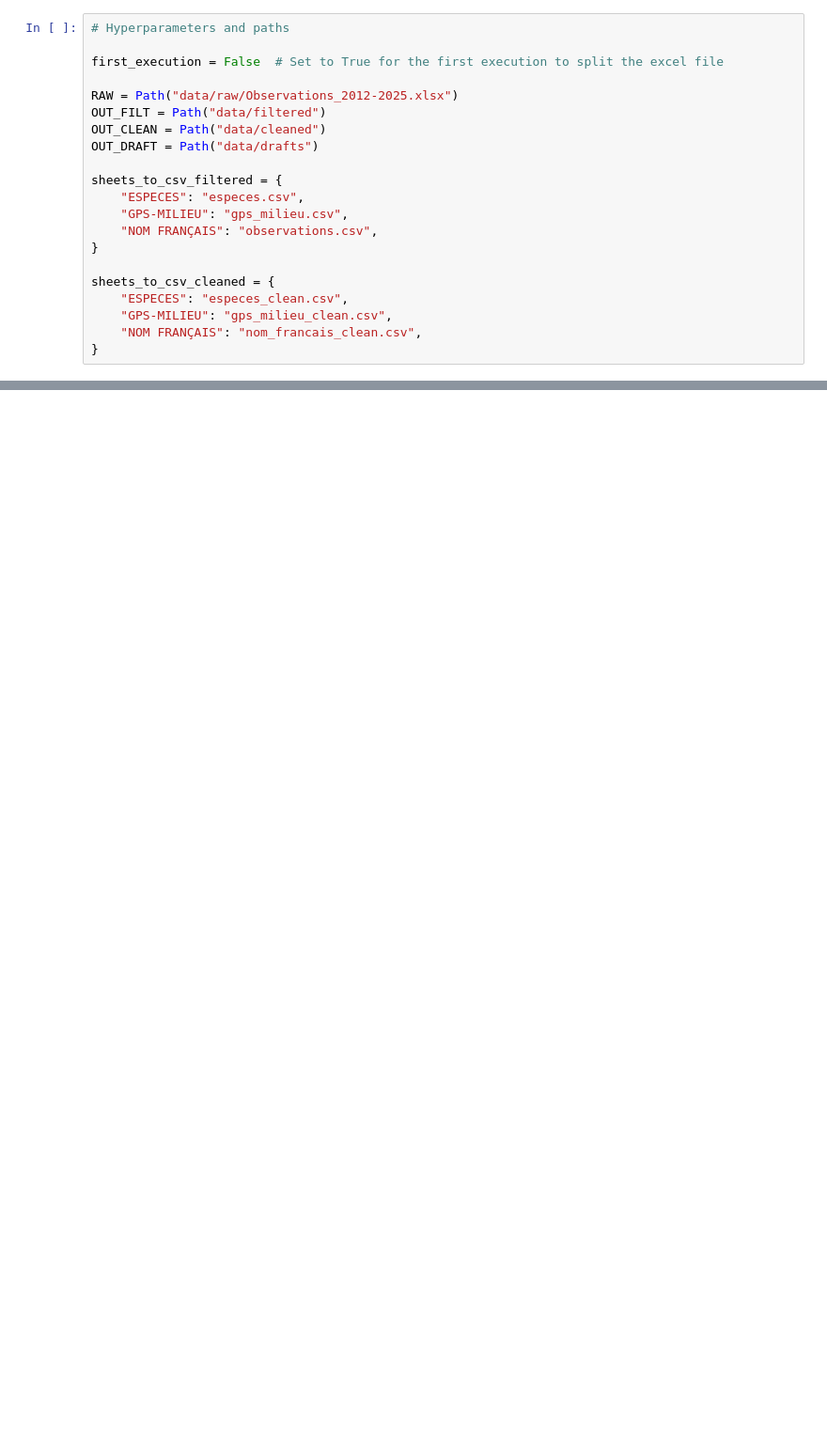
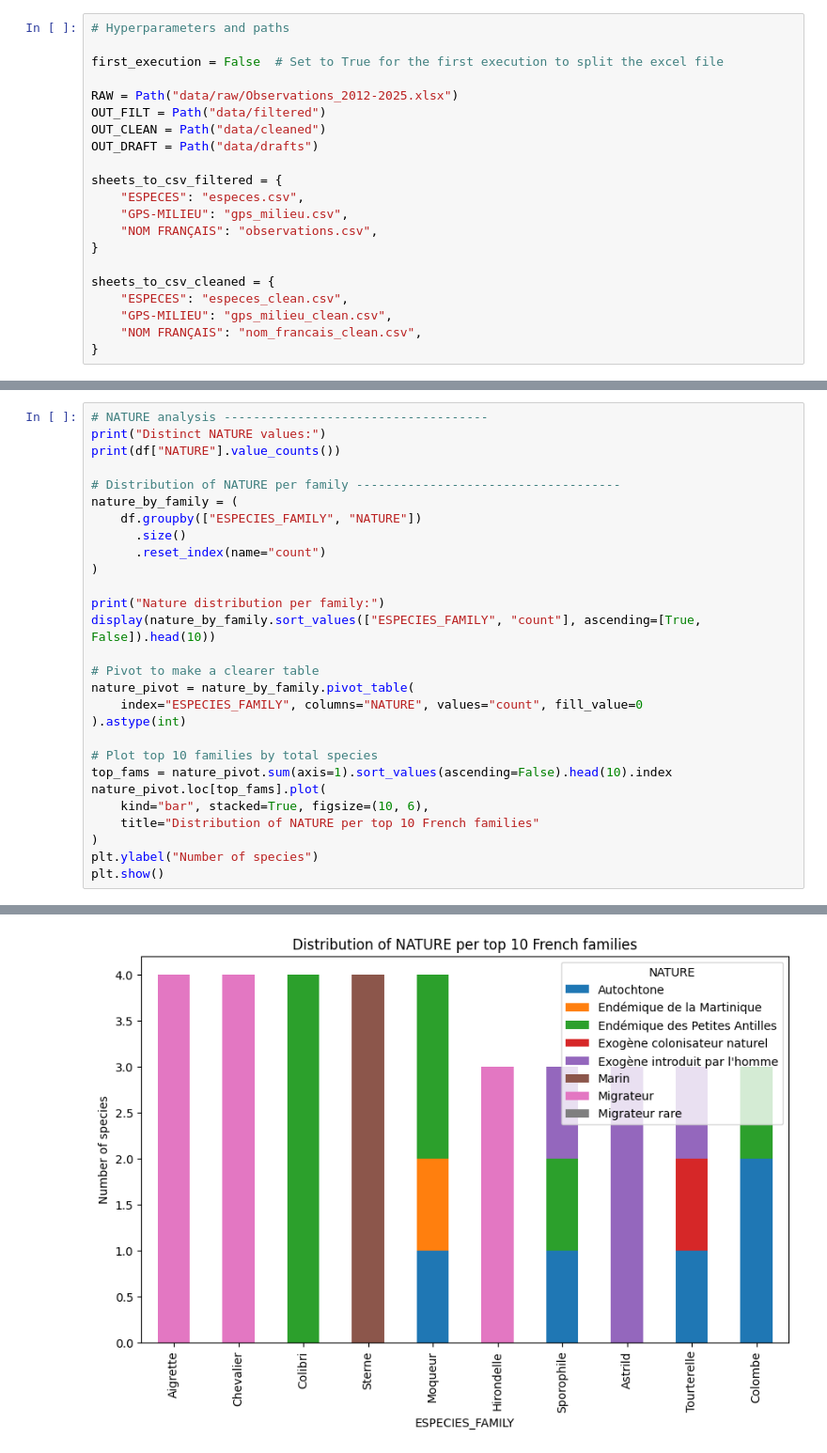
Before and after one commit to vladihnat/birds-biodiversity, a Jupyter notebook: main.ipynb, the cells around one changed output, grey strips where cells are left out. Shown at 94% size. Saved outputs shown, nothing was run; the diff lists cells and outputs as text; blank space fills up the shorter version.

```diff
--- a/main.ipynb
+++ b/main.ipynb
@@ -64,0 +187,29 @@ else:
+# %%
+# NATURE analysis ------------------------------------
+print("Distinct NATURE values:")
+print(df["NATURE"].value_counts())
+
+# Distribution of NATURE per family ------------------------------------
+nature_by_family = (
+    df.groupby(["ESPECIES_FAMILY", "NATURE"])
+      .size()
+      .reset_index(name="count")
+)
+
+print("Nature distribution per family:")
+display(nature_by_family.sort_values(["ESPECIES_FAMILY", "count"], ascending=[True, False]).head(10))
+
+# Pivot to make a clearer table
+nature_pivot = nature_by_family.pivot_table(
+    index="ESPECIES_FAMILY", columns="NATURE", values="count", fill_value=0
+).astype(int)
+
+# Plot top 10 families by total species
+top_fams = nature_pivot.sum(axis=1).sort_values(ascending=False).head(10).index
+nature_pivot.loc[top_fams].plot(
+    kind="bar", stacked=True, figsize=(10, 6),
+    title="Distribution of NATURE per top 10 French families"
+)
+plt.ylabel("Number of species")
+plt.show()
+# %% [output]
@@ -64,0 +239 @@ else:
+[figure, added]
```
Also changed, not shown: parts of 18 cells of this notebook.
